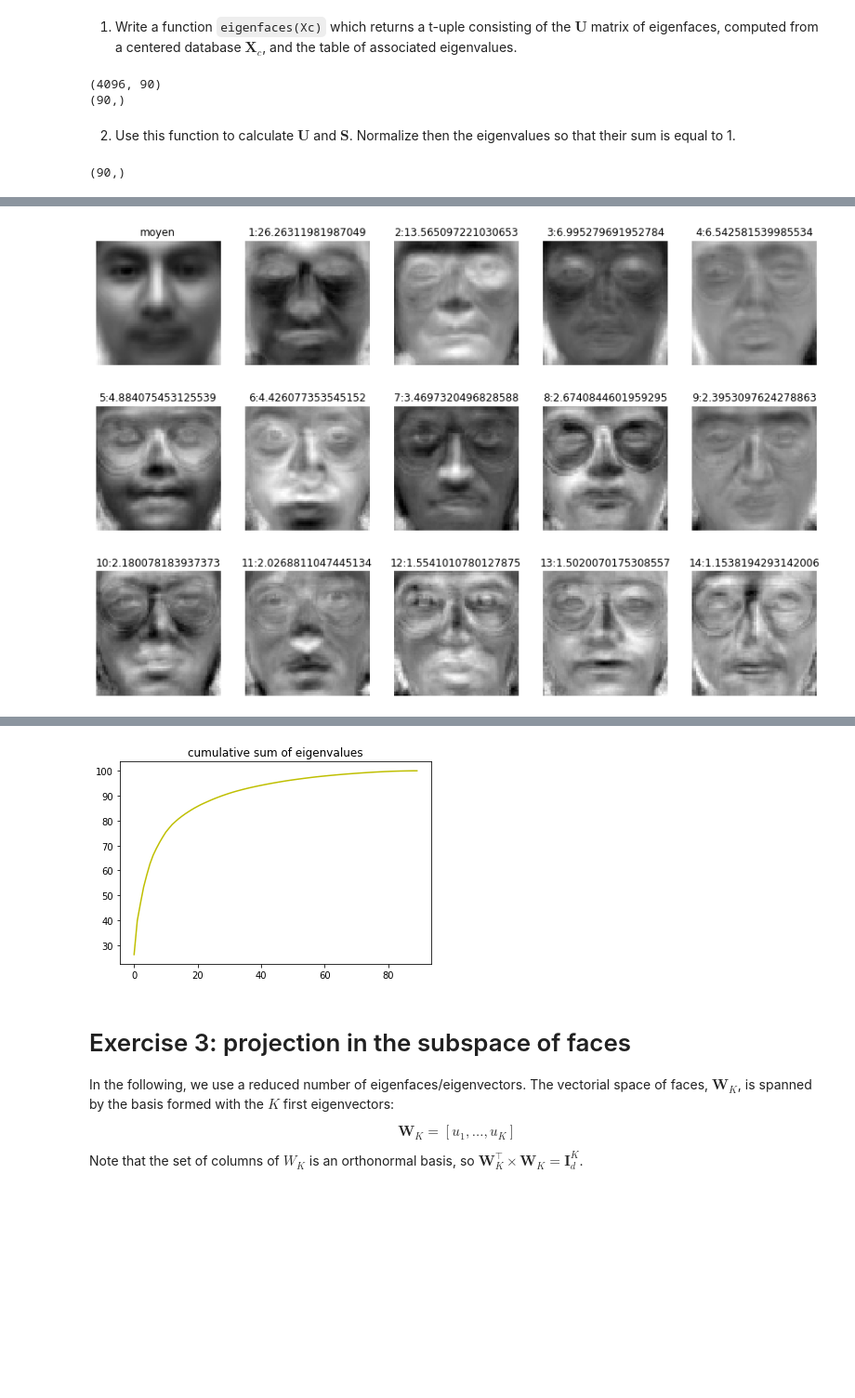
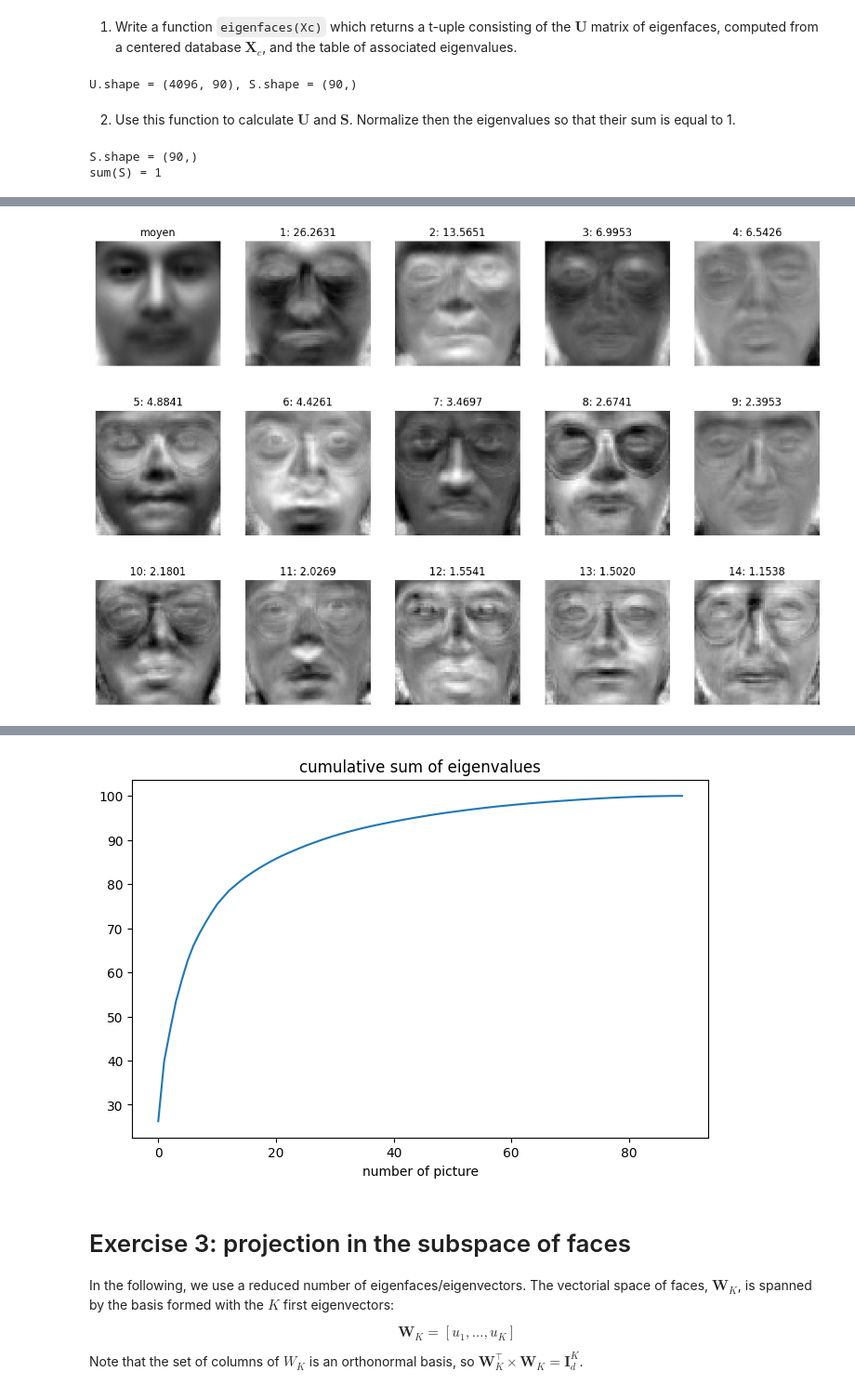
Before and after one commit to White-On/BIMA_Notebook, a Jupyter notebook: TME9-10.ipynb, the cells around one changed output, grey strips where cells are left out. Shown at 93% size. Cells and saved outputs as stored; diff of their text form; code cells hidden in the pictures; blank space fills up the shorter version.

```diff
--- a/TME9-10.ipynb
+++ b/TME9-10.ipynb
@@ -122,15 +128,14 @@ print(X_test.shape,cat_test.shape,id_test.shape)
 # %%
 def meanFaces(X):
     """ Array[d,n] -> Vector[d] """
-    return [X[i].mean() for i in range(len(X))]
+    # return [X[i].mean() for i in range(len(X))]
+    return X.mean(axis=1)
 
 print(len(meanFaces(X_train)))
-Mf =meanFaces(X_train)
+MeanFace = meanFaces(X_train)
 
-"""
-m = np.array(meanFaces(X_train))
-plt.imshow(m.reshape((64,64)), cmap = 'gray')
+plt.imshow(MeanFace.reshape((64,64)).T, cmap = 'gray')
+plt.axis('off')
 plt.show()
-"""
 # %% [output]
 4096
@@ -141,10 +149,13 @@ plt.show()
 # %%
 def centeredFaces(X):
     """ Array[d,n]*Vector[d] -> Array[d,n] """
-    Xc = np.array([X[:,i]-meanFaces(X) for i in range(len(X[0]))])
-    return Xc.T
+    # Xc = np.array([X[:,i]-meanFaces(X) for i in range(len(X[0]))])
+    return X - meanFaces(X)[:,np.newaxis]
 
-print(len(centeredFaces(X_train)[0]))
 Xc = centeredFaces(X_train)
 Xct = centeredFaces(X_test)
+
+plt.imshow(Xc[:,50].reshape((64,64)).T, cmap = 'gray')
+plt.axis('off')
+plt.show()
 # %% [output]
@@ -229,18 +240,24 @@ Finally `S` is a vector of size $n$ and represents the diagonal matrix $\mathbf
 # %%
 def eigenfaces(Xc):
     """ Array[d,n] -> Array[d,n]*Vector[n] """
-    return numpy.linalg.svd(Xc, full_matrices=False)[0],numpy.linalg.svd(Xc, full_matrices=False)[1]
+    U, S, _  = np.linalg.svd(Xc, full_matrices=False)
+    return U, S
+    # return numpy.linalg.svd(Xc, full_matrices=False)[0],numpy.linalg.svd(Xc, full_matrices=False)[1]
 
 U, S = eigenfaces(Xc)
+print(f'{U.shape = }, {S.shape = }')
 # %% [output]
-(4096, 90)
-(90,)
+U.shape = (4096, 90), S.shape = (90,)
 # %% [markdown]
 2. Use this function to calculate $\mathbf U$ and $\mathbf S$. Normalize then the eigenvalues so that their sum is equal to 1.
-# %%
-S = np.square(S)/sum(np.square(S))
-# %% [output]
-(90,)
+# %%
+S = np.square(S)/sum(np.square(S))
+# On recupère au carré pour avoir les valeurs propres et non les valeurs singulières
+print(f'{S.shape = }')
+print(f'{sum(S) = :.0f}')
+# %% [output]
+S.shape = (90,)
+sum(S) = 1
 # %% [markdown]
 3. Display the average face and the first 15 eigenfaces (see figure 4, use the `plt.subplot()` function).
    and their associated own values. Give your interpretation of the eigenfaces images?
@@ -248,6 +265,8 @@ S = np.square(S)/sum(np.square(S))
 ![Figure_4.png](./figs/Figure_4.png)
 <center>Figure 4: the 15 first eigenfaces</center>
 # %%
+NbPlot = 14
+
 cpt = 1
 plt.figure(figsize=(15, 10))
 plt.subplot(3, 5, cpt)
@@ -256,41 +275,34 @@ plt.title("moyen")
 plt.axis('off')
 cpt += 1
 
-for idx in range(14):
+for idx in range(NbPlot):
     plt.subplot(3, 5, cpt)
-    imageName = str(idx+1) + ":" + str(S[idx]*100)
     plt.imshow(deflat(U[:,idx]), cmap = 'gray')
-    plt.title(imageName)
+    plt.title(f'{idx+1}: {S[idx]*100:.4f}')
     plt.axis('off')
     cpt += 1
 plt.show()
 # %% [output]
-[figure, old version]
+[figure, new version]
 # %% [markdown]
 4. Plot the curve of the cumulative sum of the normalized eigenvalues (see Figure 5 for the expected result), to see how much variation is captured by the first $K$ eigenfaces. How many eigenfaces are needed to obtain a good reconstruction?
 
 ![Figure_5.png](./figs/Figure_5.png)
 <center>Figure 5: cumulative sum of eigenvalues</center>
 # %%
-Ax = np.arange(90)
+x = np.arange(90)
 c = 0
-Ay = np.cumsum(S)*100
+y = np.cumsum(S)*100
 
-"""
-Ay = np.zeros(90)
-for i in range(90):
-    c += S[i]*100
-    Ay[i] = c
-"""
-
-plt.plot(Ax,Ay,'y')
+plt.figure(figsize=(8, 5))
+plt.plot(x,y)
 plt.title("cumulative sum of eigenvalues")
 plt.xlabel("number of picture")
 plt.show()
 
 #Avec une trentaines d'images, on vois que la somme cumulative ne représnte que 10 % du reste des erreurs
 # %% [output]
-[figure, old version]
+[figure, new version]
 # %% [markdown]
 # Exercise 3: projection in the subspace of faces
 
```
Also changed, not shown: parts of 14 cells of this notebook.
